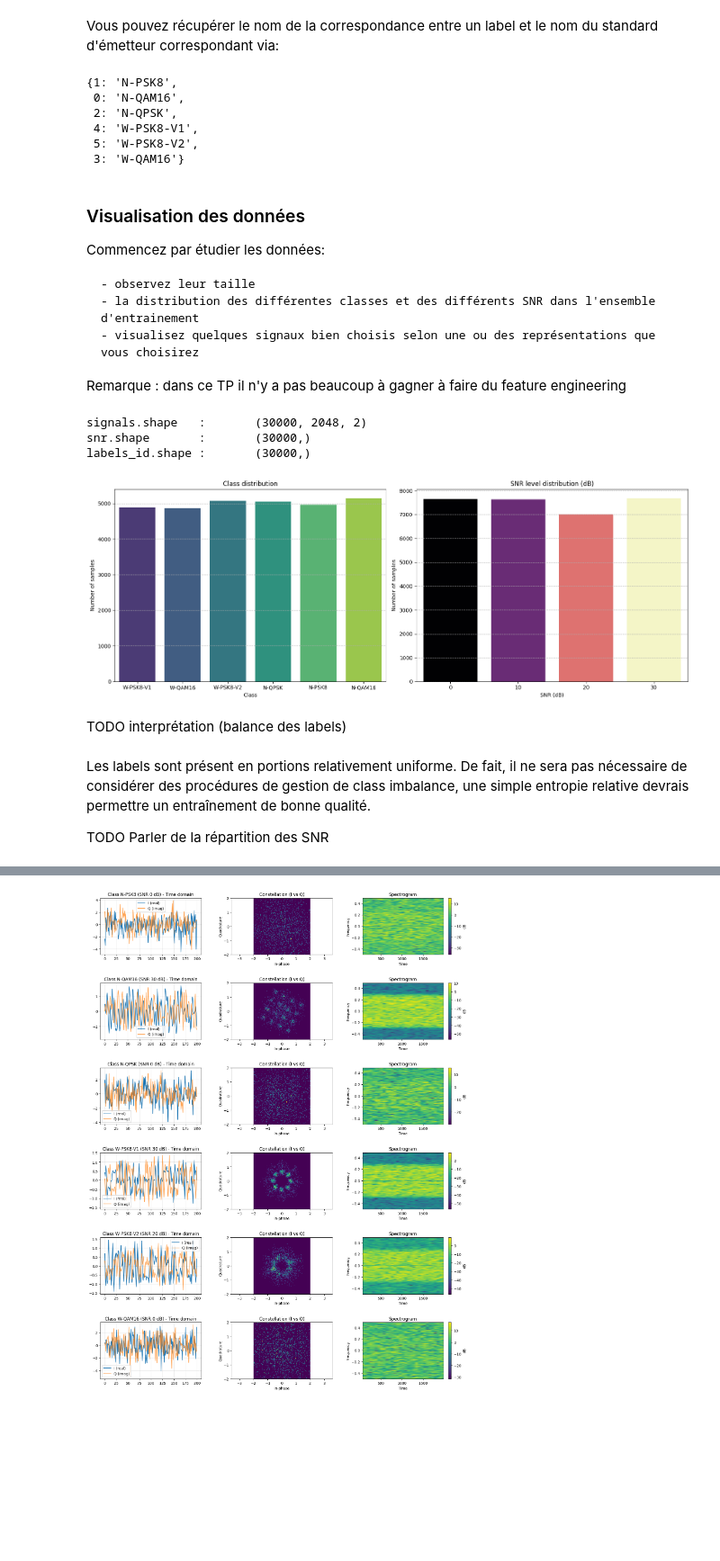
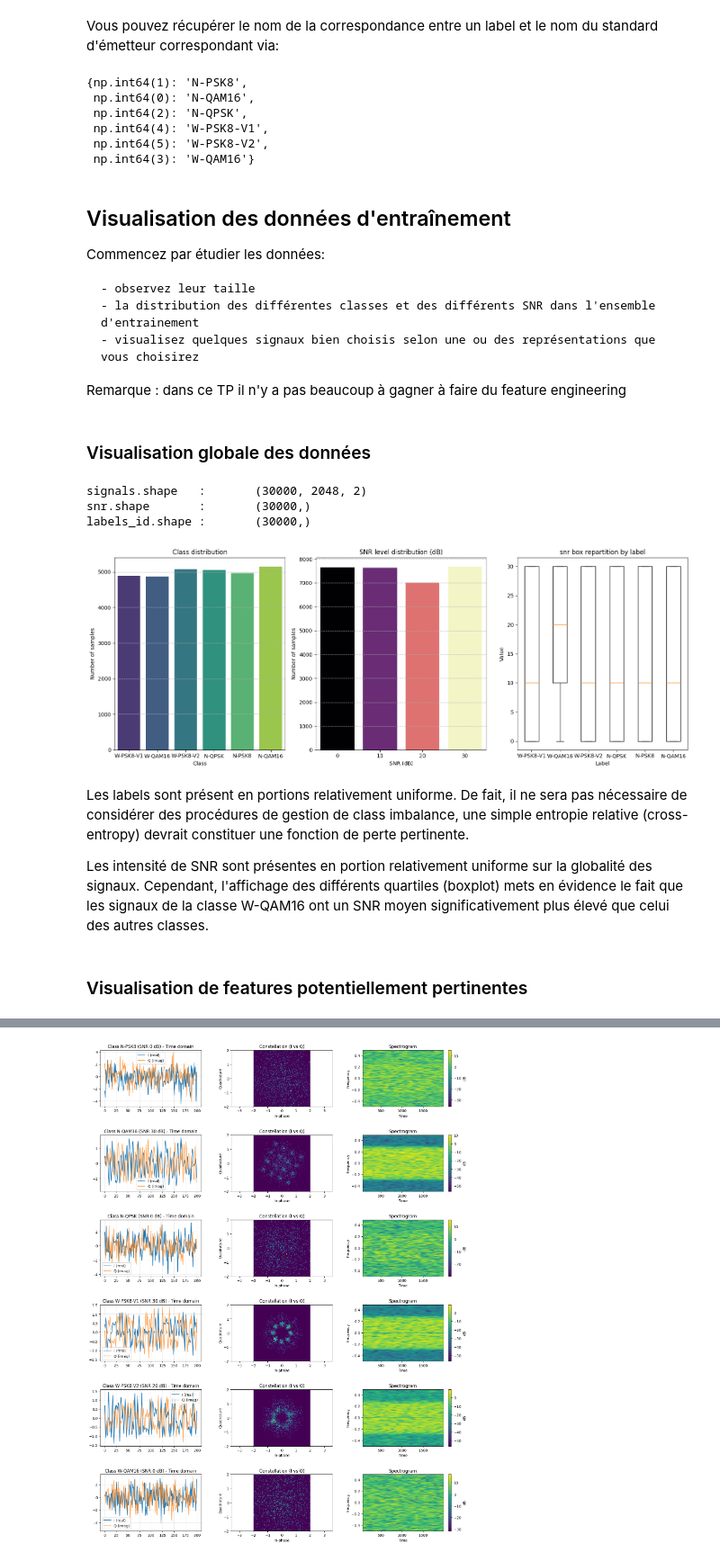
Before and after one commit to Octave-Jeanne/TP3_Deep_et_Signal, a Jupyter notebook: dlts_tp3.ipynb, the cells around one changed output, grey strips where cells are left out. Shown at 90% size. Saved outputs shown, nothing was run; the diff lists cells and outputs as text; code cells hidden in the pictures; blank space fills up the shorter version.

```diff
--- a/dlts_tp3.ipynb
+++ b/dlts_tp3.ipynb
@@ -125,10 +127,10 @@ Un fichier hdf5 est consitué d'une arborescence de datasets et de groups. Un da
 
 Par exemple vous pouvez charger les données samples selon la cellule suivante:
 # %%
-TRAIN_PATH = './train.hdf5'
-TEST_PATH = './test.hdf5'
-VAL_PATH = './validation.hdf5'
-SAMPLES_PATH = './samples.hdf5'
+TRAIN_PATH = '../Database/train.hdf5'
+TEST_PATH = '../Database/test.hdf5'
+VAL_PATH = '../Database/validation.hdf5'
+SAMPLES_PATH = '../Database/samples.hdf5'
 # %%
 data = h5py.File(TRAIN_PATH , 'r')
 
@@ -156,14 +158,14 @@ data.close()
 
 labels
 # %% [output]
-{1: 'N-PSK8',
- 0: 'N-QAM16',
- 2: 'N-QPSK',
- 4: 'W-PSK8-V1',
- 5: 'W-PSK8-V2',
- 3: 'W-QAM16'}
+{np.int64(1): 'N-PSK8',
+ np.int64(0): 'N-QAM16',
+ np.int64(2): 'N-QPSK',
+ np.int64(4): 'W-PSK8-V1',
+ np.int64(5): 'W-PSK8-V2',
+ np.int64(3): 'W-QAM16'}
 # %% [markdown]
-### Visualisation des données
+## Visualisation des données d'entraînement
 
 Commencez par étudier les données:
 
@@ -172,6 +174,8 @@ Commencez par étudier les données:
     - visualisez quelques signaux bien choisis selon une ou des représentations que vous choisirez
 
 Remarque : dans ce TP il n'y a pas beaucoup à gagner à faire du feature engineering
+# %% [markdown]
+### Visualisation globale des données
 # %%
 print(f'signals.shape\t:\t{signals.shape}')
 print(f'snr.shape\t:\t{snr.shape}')
@@ -183,29 +187,44 @@ labels_id.shape :       (30000,)
 # %%
 plt.figure(figsize=(16, 6))
 label_names = [id_to_label[i] for i in labels_id]
 
-plt.subplot(1, 2, 1)
+plt.subplot(1, 3, 1)
 sns.countplot(x=label_names, hue=label_names, legend=False, palette="viridis")
 plt.title("Class distribution")
 plt.xlabel("Class")
 plt.ylabel("Number of samples")
 plt.grid(axis='y', linestyle='--')
 
-plt.subplot(1, 2, 2)
+plt.subplot(1, 3, 2)
 sns.countplot(x=snr, hue=snr, legend=False, palette="magma")
 plt.title("SNR level distribution (dB)")
 plt.xlabel("SNR (dB)")
 plt.ylabel("Number of samples")
 plt.grid(axis='y', linestyle='--')
 
+snr_per_label = [[], [], [], [], [], []]
+
+for i, snr_i in enumerate(snr):
+    label_id = labels_id[i]
+    snr_per_label[label_id].append(snr_i)
+
+snr_per_label = [np.array(snr_label_id) for snr_label_id in snr_per_label]
+
+plt.subplot(1, 3, 3)
+plt.boxplot(snr_per_label)
+plt.title('snr box repartition by label')
+plt.xticks([1, 2, 3, 4, 5, 6], ['W-PSK8-V1', 'W-QAM16', 'W-PSK8-V2', 'N-QPSK', 'N-PSK8', 'N-QAM16'])
+plt.xlabel('Label')
+plt.ylabel('Value')
+
 plt.tight_layout()
 plt.show()
 # %% [output]
-[figure, old version]
+[figure, new version]
-# %% [markdown]
-TODO interprétation (balance des labels)
 # %% [markdown]
-Les labels sont présent en portions relativement uniforme. De fait, il ne sera pas nécessaire de considérer des procédures de gestion de class imbalance, une simple entropie relative devrais permettre un entraînement de bonne qualité.
+Les labels sont présent en portions relativement uniforme. De fait, il ne sera pas nécessaire de considérer des procédures de gestion de class imbalance, une simple entropie relative (cross-entropy) devrait constituer une fonction de perte pertinente.
 
-TODO Parler de la répartition des SNR
+Les intensité de SNR sont présentes en portion relativement uniforme sur la globalité des signaux. Cependant, l'affichage des différents quartiles (boxplot) mets en évidence le fait que les signaux de la classe W-QAM16 ont un SNR moyen significativement plus élevé que celui des autres classes.
+# %% [markdown]
+### Visualisation de features potentiellement pertinentes
 # %% [markdown]
```
Also changed, not shown: parts of 18 cells of this notebook, 2 other files.
